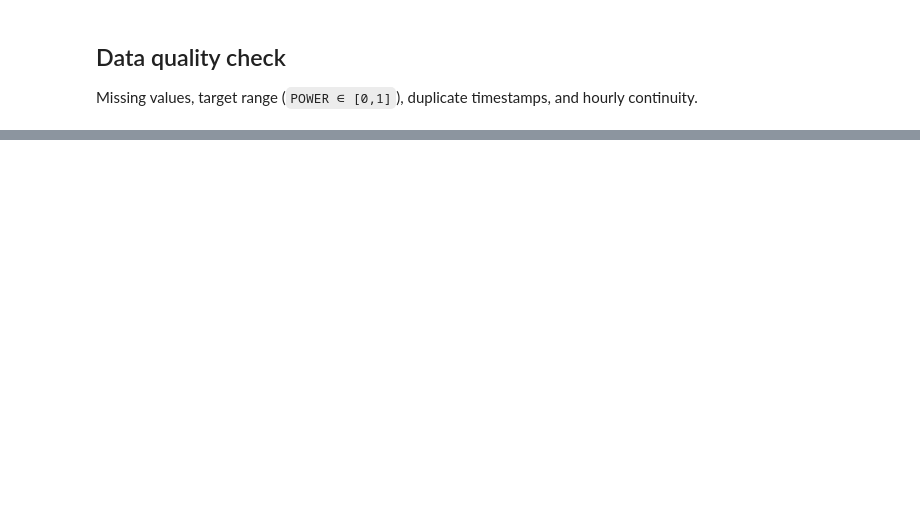
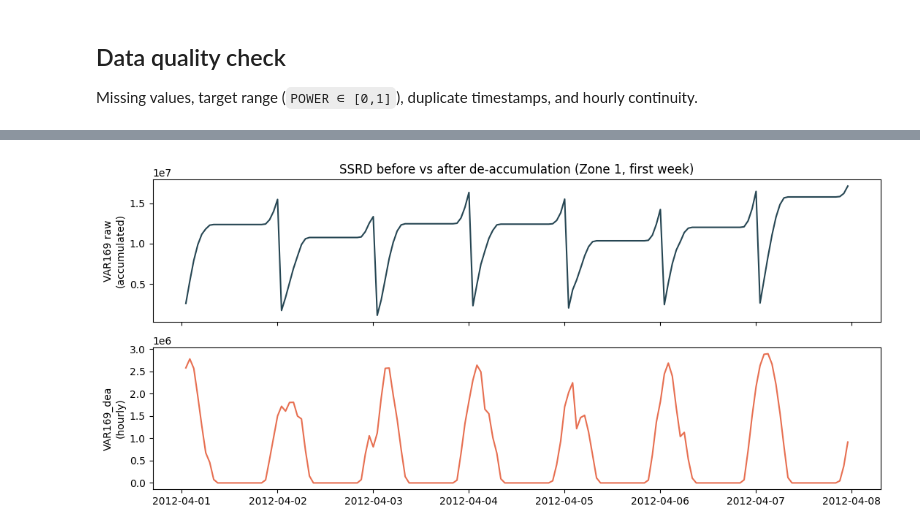
Before and after one commit to linnnFang/Solar_Prediction, a Jupyter notebook: notebook/DEFCom/DEFCom_EDA.ipynb, the cells around one changed output, grey strips where cells are left out. Cells and saved outputs as stored; diff of their text form; code cells hidden in the pictures; blank space fills up the shorter version.

```diff
--- a/notebook/DEFCom/DEFCom_EDA.ipynb
+++ b/notebook/DEFCom/DEFCom_EDA.ipynb
@@ -163,0 +131,14 @@ missing hours: 2176
+# %%
+# De-accumulation check: raw SSRD ramps up over the day and resets at 01:00;
+# VAR169_dea recovers the true hourly value. Shown for Zone 1, first week.
+z1 = fdf[(fdf.ZONE == 1) & (fdf.ts < "2012-04-08")]
+
+fig, ax = plt.subplots(2, 1, figsize=(11, 5), sharex=True)
+ax[0].plot(z1.ts, z1.VAR169, color="#264653")
+ax[0].set_ylabel("VAR169 raw\n(accumulated)")
+ax[0].set_title("SSRD before vs after de-accumulation (Zone 1, first week)")
+ax[1].plot(z1.ts, z1.VAR169_dea, color="#e76f51")
+ax[1].set_ylabel("VAR169_dea\n(hourly)")
+plt.tight_layout(); plt.show()
+# %% [output]
+[figure, added]
```
Also changed, not shown: parts of 10 cells of this notebook, 8 other files.
